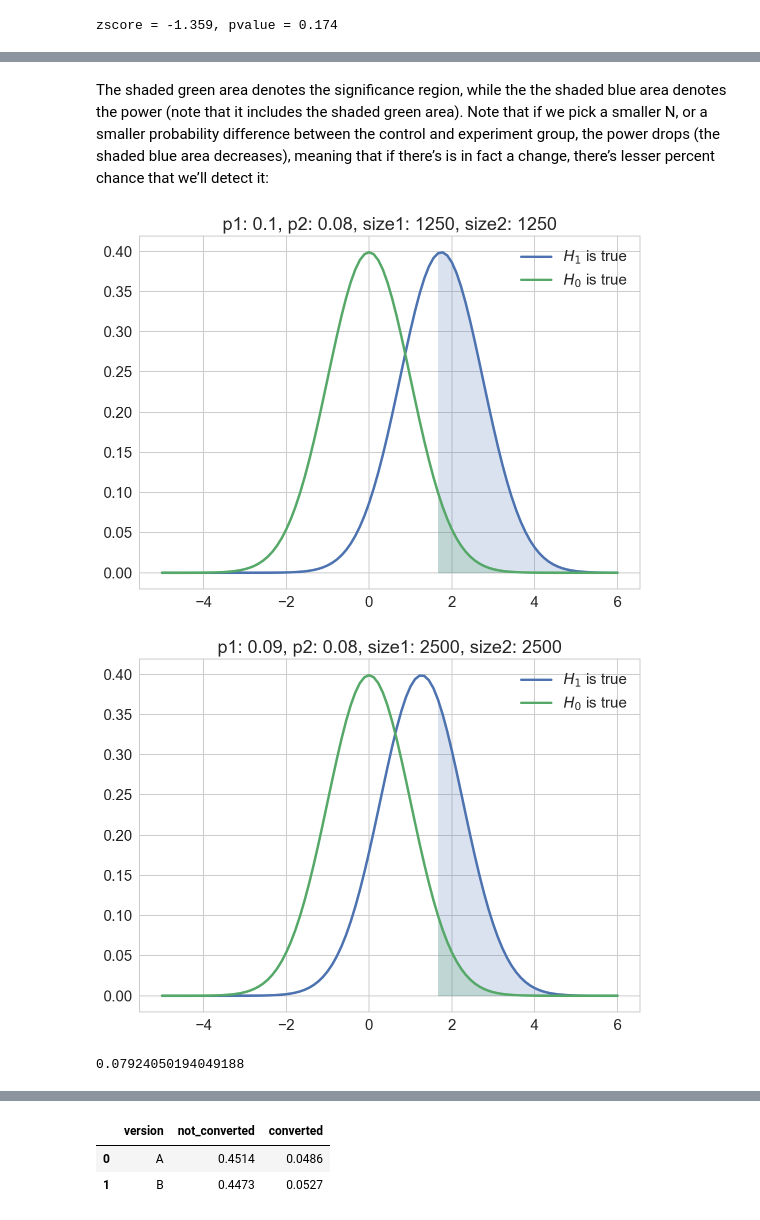
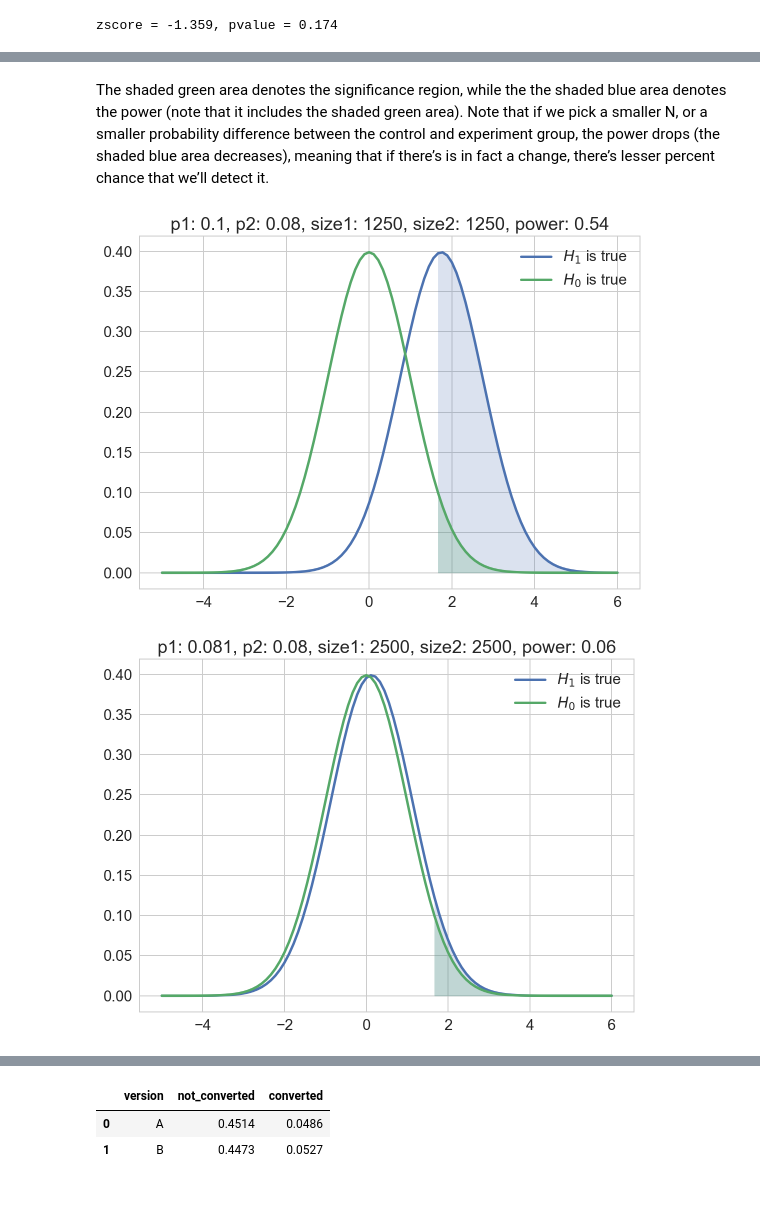
Before and after one commit to ethen8181/programming, a Jupyter notebook: ab_test/frequentist_ab_test.ipynb, the cells around one changed output, grey strips where cells are left out. Drawn from its saved outputs; the diff is of its cells as text; code cells hidden in the pictures.

Commit message:
ab test

```diff
--- a/ab_test/frequentist_ab_test.ipynb
+++ b/ab_test/frequentist_ab_test.ipynb
@@ -337,5 +346,7 @@ The desired difference of 0.02 under the alternative hypothesis corresponds to $
 # %%
 def plot_power(min_diff, prob_b, size_a, size_b, significance = 0.05):
+    """illustrating power through a one-tailed hypothesis test"""
+
     # obtain the z-score for the minimum detectable
     # difference using proportion_ztest
     prob_a = prob_b + min_diff
@@ -347,23 +358,29 @@ def plot_power(min_diff, prob_b, size_a, size_b, significance = 0.05):
 
     # distribution for the null hypothesis, h0
     # and alternative hypothesis, h1
-    x = np.linspace(-5, 6, num = 100)
-    h0 = stats.norm(loc = 0, scale = 1).pdf(x)
-    h1 = stats.norm(loc = zscore, scale = 1).pdf(x)
+    h0 = stats.norm(loc = 0, scale = 1)
+    h1 = stats.norm(loc = zscore, scale = 1)
 
     # points that are greater than the zscore for the
     # specified significance level
-    mask = x > stats.norm(loc = 0, scale = 1).ppf(1 - significance)
+    x = np.linspace(-5, 6, num = 100)
+    threshold = h0.ppf(1 - significance)
+    mask = x > threshold
+
+    # power is the area after the thresold, i.e.
+    # 1 - the cumulative distribution function of that point
+    power = np.round(1 - h1.cdf(threshold), 2)
 
     hypotheses = [h1, h0]
     labels = ['$H_1$ is true', '$H_0$ is true']
     for hypothesis, label in zip(hypotheses, labels):
-        line = plt.plot(x, hypothesis, label = label)
-        plt.fill_between(x = x[mask], y1 = 0.0, y2 = hypothesis[mask],
+        y = hypothesis.pdf(x)
+        line = plt.plot(x, y, label = label)
+        plt.fill_between(x = x[mask], y1 = 0.0, y2 = y[mask],
                          alpha = 0.2, color = line[0].get_color())
 
-    title = 'p1: {}, p2: {}, size1: {}, size2: {}'
-    plt.title(title.format(prob_a, prob_b, size_a, size_b))
+    title = 'p1: {}, p2: {}, size1: {}, size2: {}, power: {}'
+    plt.title(title.format(prob_a, prob_b, size_a, size_b, power))
     plt.legend()
     plt.tight_layout()
     plt.show()
@@ -379,5 +396,5 @@ plot_power(min_diff, prob_b, size_a, size_b)
 # %% [markdown]
-The shaded green area denotes the significance region, while the the shaded blue area denotes the power (note that it includes the shaded green area). Note that if we pick a smaller N, or a smaller probability difference between the control and experiment group, the power drops (the shaded blue area decreases), meaning that if there’s is in fact a change, there’s lesser percent chance that we’ll detect it:
+The shaded green area denotes the significance region, while the the shaded blue area denotes the power (note that it includes the shaded green area). Note that if we pick a smaller N, or a smaller probability difference between the control and experiment group, the power drops (the shaded blue area decreases), meaning that if there’s is in fact a change, there’s lesser percent chance that we’ll detect it.
 # %%
 # smaller N
 prob_b = 0.08
@@ -387,14 +404,14 @@ size_b = 1250
 
 plot_power(min_diff, prob_b, size_a, size_b)
 # %% [output]
-[figure, old version]
+[figure, new version]
 # %%
 # smaller probability difference
 prob_b = 0.08
-min_diff = 0.01
+min_diff = 0.001
 size_a = 2500
 size_b = 2500
 
 plot_power(min_diff, prob_b, size_a, size_b)
 # %% [output]
-[figure, old version]
+[figure, new version]
@@ -406,6 +417,0 @@ significance = 0.05 # false positive rate
-# %%
-from statsmodels.stats.power import zt_ind_solve_power
-
-zt_ind_solve_power(nobs1 = 2500, alpha = 0.05, power = 0.8, ratio = 1)
-# %% [output]
-0.07924050194049188
```
Also changed, not shown: parts of 33 cells of this notebook.
